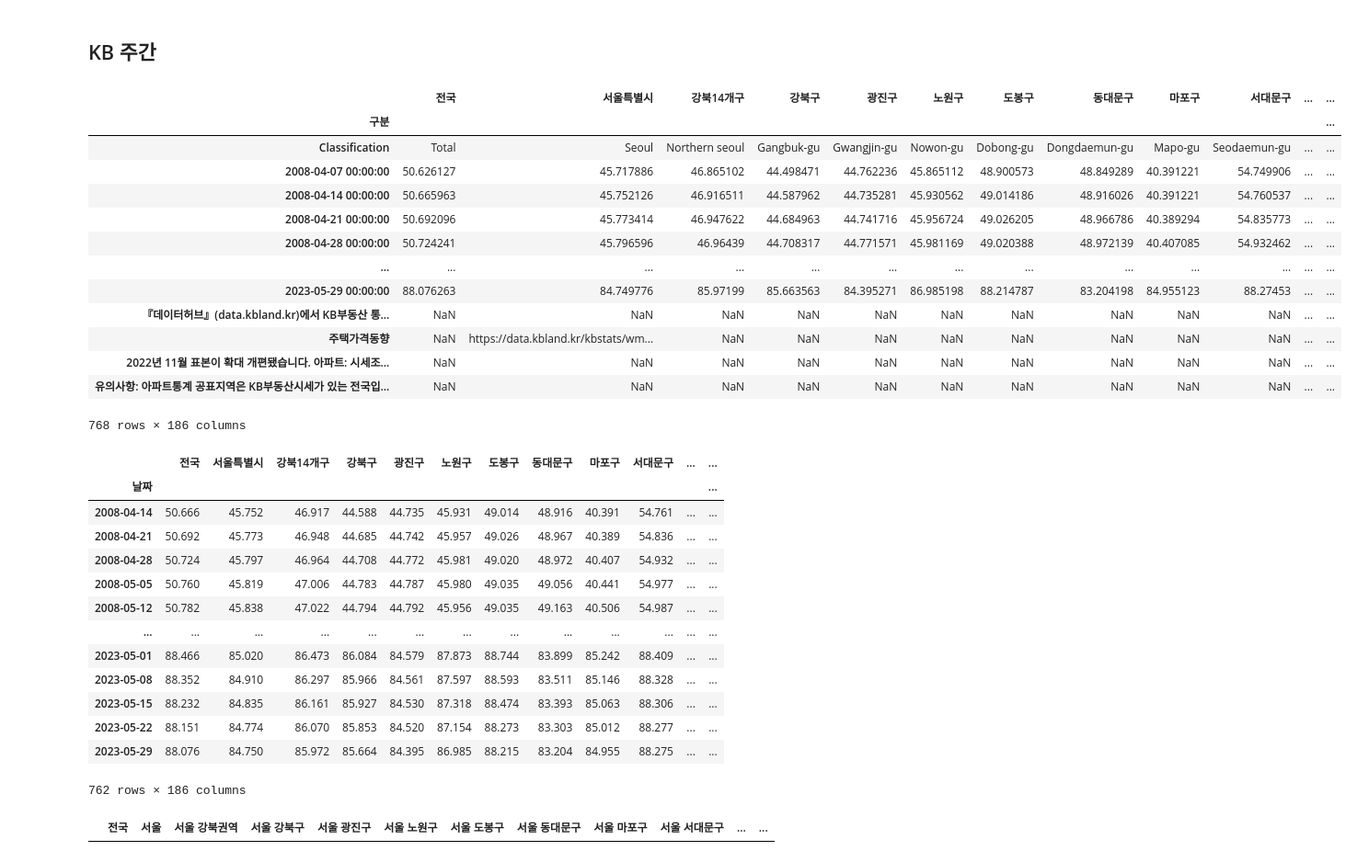
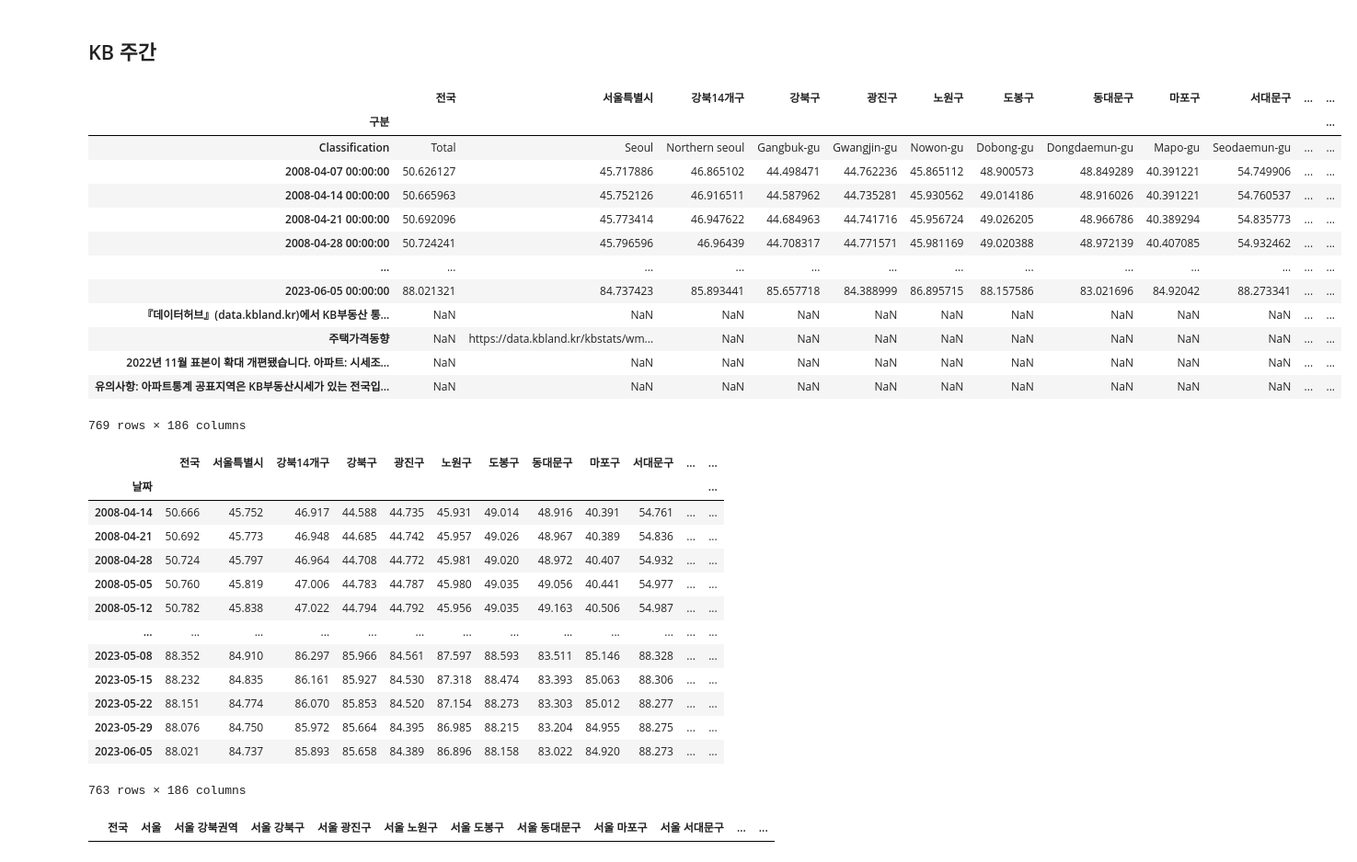
Before and after one commit to sizipusx/fundamental, a Jupyter notebook: jupyterlab/주간 부동산 업데이트.ipynb, the cells around one changed output. Shown at 92% size. Cells and saved outputs as stored; diff of their text form; code cells hidden in the pictures.

```diff
--- a/jupyterlab/주간 부동산 업데이트.ipynb
+++ b/jupyterlab/주간 부동산 업데이트.ipynb
@@ -14,26 +14,26 @@ conn = sqlite3.connect('C://Users/user/fundamental/files/weekly_house.db')
 ## KB 주간
 # %%
 # 연결 1
-file_path = "C://Users/user/OneDriveData/개인/data/부동산 기본 파일/20230529_주간시계열.xlsx"
+file_path = "C://Users/user/OneDriveData/개인/data/부동산 기본 파일/20230605_주간시계열.xlsx"
 kbm_dict = pd.ExcelFile(file_path)
 mdf = kbm_dict.parse("3.매매지수", skiprows=1, index_col=0, parse_dates=True)
 jdf = kbm_dict.parse("4.전세지수", skiprows=1, index_col=0, parse_dates=True)
 jdf
 # %% [output]
 |  | 전국 | 서울특별시 | 강북14개구 | 강북구 | 광진구 | 노원구 | 도봉구 | 동대문구 | 마포구 | 서대문구 | ... | ... |
 | 구분 |  |  |  |  |  |  |  |  |  |  |  | ... |
 | Classification | Total | Seoul | Northern seoul | Gangbuk-gu | Gwangjin-gu | Nowon-gu | Dobong-gu | Dongdaemun-gu | Mapo-gu | Seodaemun-gu | ... | ... |
 | 2008-04-07 00:00:00 | 50.626127 | 45.717886 | 46.865102 | 44.498471 | 44.762236 | 45.865112 | 48.900573 | 48.849289 | 40.391221 | 54.749906 | ... | ... |
 | 2008-04-14 00:00:00 | 50.665963 | 45.752126 | 46.916511 | 44.587962 | 44.735281 | 45.930562 | 49.014186 | 48.916026 | 40.391221 | 54.760537 | ... | ... |
 | 2008-04-21 00:00:00 | 50.692096 | 45.773414 | 46.947622 | 44.684963 | 44.741716 | 45.956724 | 49.026205 | 48.966786 | 40.389294 | 54.835773 | ... | ... |
 | 2008-04-28 00:00:00 | 50.724241 | 45.796596 | 46.96439 | 44.708317 | 44.771571 | 45.981169 | 49.020388 | 48.972139 | 40.407085 | 54.932462 | ... | ... |
 | ... | ... | ... | ... | ... | ... | ... | ... | ... | ... | ... | ... | ... |
-| 2023-05-29 00:00:00 | 88.076263 | 84.749776 | 85.97199 | 85.663563 | 84.395271 | 86.985198 | 88.214787 | 83.204198 | 84.955123 | 88.27453 | ... | ... |
+| 2023-06-05 00:00:00 | 88.021321 | 84.737423 | 85.893441 | 85.657718 | 84.388999 | 86.895715 | 88.157586 | 83.021696 | 84.92042 | 88.273341 | ... | ... |
 | 『데이터허브』(data.kbland.kr)에서 KB부동산 통... | NaN | NaN | NaN | NaN | NaN | NaN | NaN | NaN | NaN | NaN | ... | ... |
 | 주택가격동향 | NaN | https://data.kbland.kr/kbstats/wm... | NaN | NaN | NaN | NaN | NaN | NaN | NaN | NaN | ... | ... |
 | 2022년 11월 표본이 확대 개편됐습니다. 아파트: 시세조... | NaN | NaN | NaN | NaN | NaN | NaN | NaN | NaN | NaN | NaN | ... | ... |
 | 유의사항: 아파트통계 공표지역은 KB부동산시세가 있는 전국입... | NaN | NaN | NaN | NaN | NaN | NaN | NaN | NaN | NaN | NaN | ... | ... |
-768 rows × 186 columns
+769 rows × 186 columns
 # %%
 mdf = mdf.iloc[2:mdf['전국'].count()]
 mdf.index.name="날짜"
@@ -53,12 +53,12 @@ jdf
 | 2008-05-05 | 50.760 | 45.819 | 47.006 | 44.783 | 44.787 | 45.980 | 49.035 | 49.056 | 40.441 | 54.977 | ... | ... |
 | 2008-05-12 | 50.782 | 45.838 | 47.022 | 44.794 | 44.792 | 45.956 | 49.035 | 49.163 | 40.506 | 54.987 | ... | ... |
 | ... | ... | ... | ... | ... | ... | ... | ... | ... | ... | ... | ... | ... |
-| 2023-05-01 | 88.466 | 85.020 | 86.473 | 86.084 | 84.579 | 87.873 | 88.744 | 83.899 | 85.242 | 88.409 | ... | ... |
 | 2023-05-08 | 88.352 | 84.910 | 86.297 | 85.966 | 84.561 | 87.597 | 88.593 | 83.511 | 85.146 | 88.328 | ... | ... |
 | 2023-05-15 | 88.232 | 84.835 | 86.161 | 85.927 | 84.530 | 87.318 | 88.474 | 83.393 | 85.063 | 88.306 | ... | ... |
 | 2023-05-22 | 88.151 | 84.774 | 86.070 | 85.853 | 84.520 | 87.154 | 88.273 | 83.303 | 85.012 | 88.277 | ... | ... |
 | 2023-05-29 | 88.076 | 84.750 | 85.972 | 85.664 | 84.395 | 86.985 | 88.215 | 83.204 | 84.955 | 88.275 | ... | ... |
+| 2023-06-05 | 88.021 | 84.737 | 85.893 | 85.658 | 84.389 | 86.896 | 88.158 | 83.022 | 84.920 | 88.273 | ... | ... |
-762 rows × 186 columns
+763 rows × 186 columns
 # %%
 header = header_excel.parse('KB')
 header
```
Also changed, not shown: parts of 19 cells of this notebook, 1 other file.
